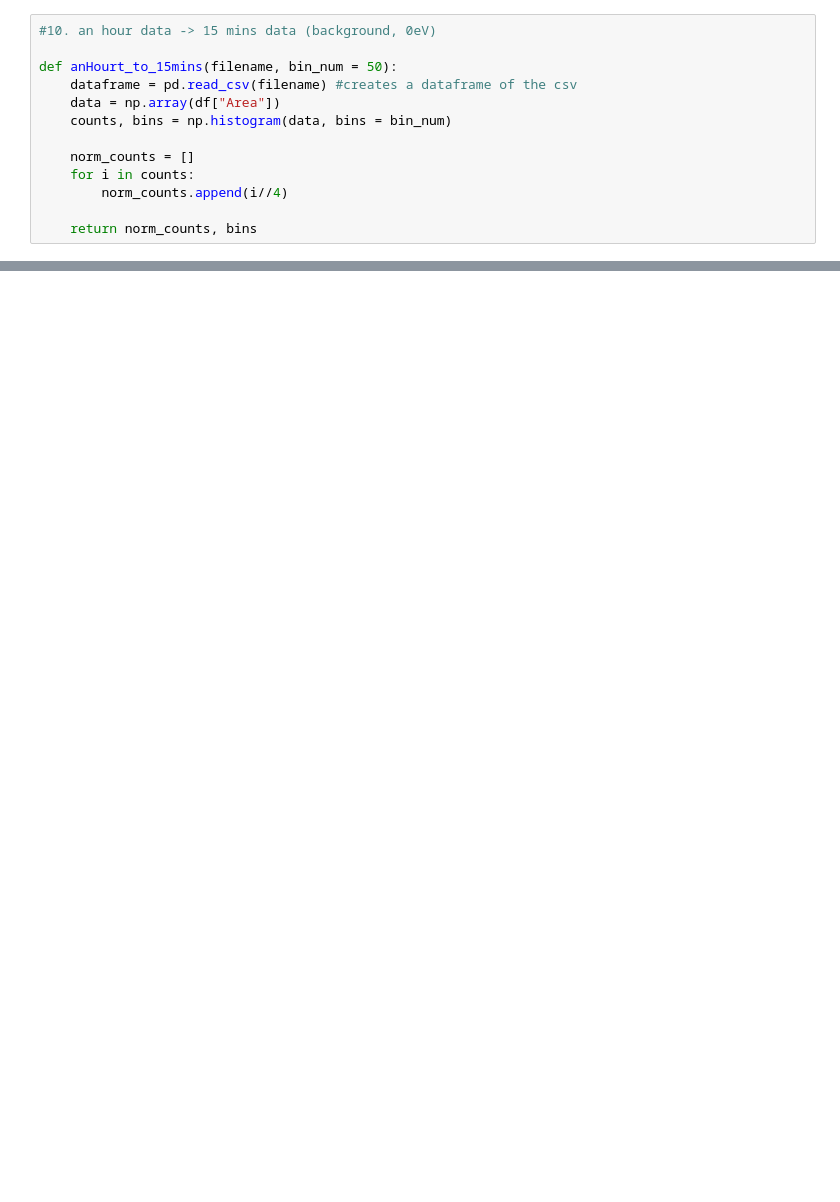
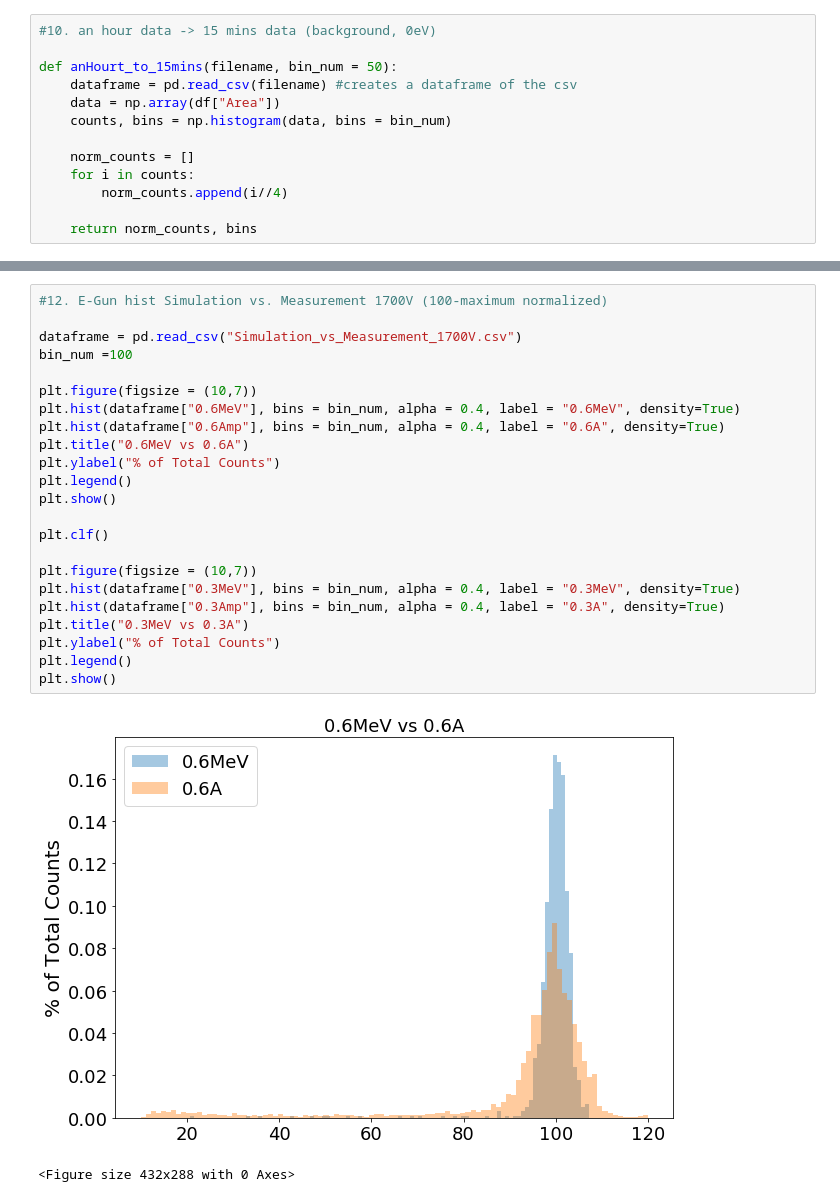
Before and after one commit to wonseokb/phython, a Jupyter notebook: Wonseok's Plot Machine.ipynb, the cells around one changed output, grey strips where cells are left out. Cells and saved outputs as stored; diff of their text form; blank space fills up the shorter version.

```diff
--- a/Wonseok's Plot Machine.ipynb
+++ b/Wonseok's Plot Machine.ipynb
@@ -612,0 +545,26 @@ The 'normed' kwarg was deprecated in Matplotlib 2.1 and will be removed in 3.1.
+# %%
+#12. E-Gun hist Simulation vs. Measurement 1700V (100-maximum normalized)
+
+dataframe = pd.read_csv("Simulation_vs_Measurement_1700V.csv")
+bin_num =100
+
+plt.figure(figsize = (10,7))
+plt.hist(dataframe["0.6MeV"], bins = bin_num, alpha = 0.4, label = "0.6MeV", density=True)
+plt.hist(dataframe["0.6Amp"], bins = bin_num, alpha = 0.4, label = "0.6A", density=True)
+plt.title("0.6MeV vs 0.6A")
+plt.ylabel("% of Total Counts")
+plt.legend()
+plt.show()
+
+plt.clf()
+
+plt.figure(figsize = (10,7))
+plt.hist(dataframe["0.3MeV"], bins = bin_num, alpha = 0.4, label = "0.3MeV", density=True)
+plt.hist(dataframe["0.3Amp"], bins = bin_num, alpha = 0.4, label = "0.3A", density=True)
+plt.title("0.3MeV vs 0.3A")
+plt.ylabel("% of Total Counts")
+plt.legend()
+plt.show()
+# %% [output]
+[figure, added]
+<Figure size 432x288 with 0 Axes>
```
Also changed, not shown: parts of 7 cells of this notebook, 8 other files.
